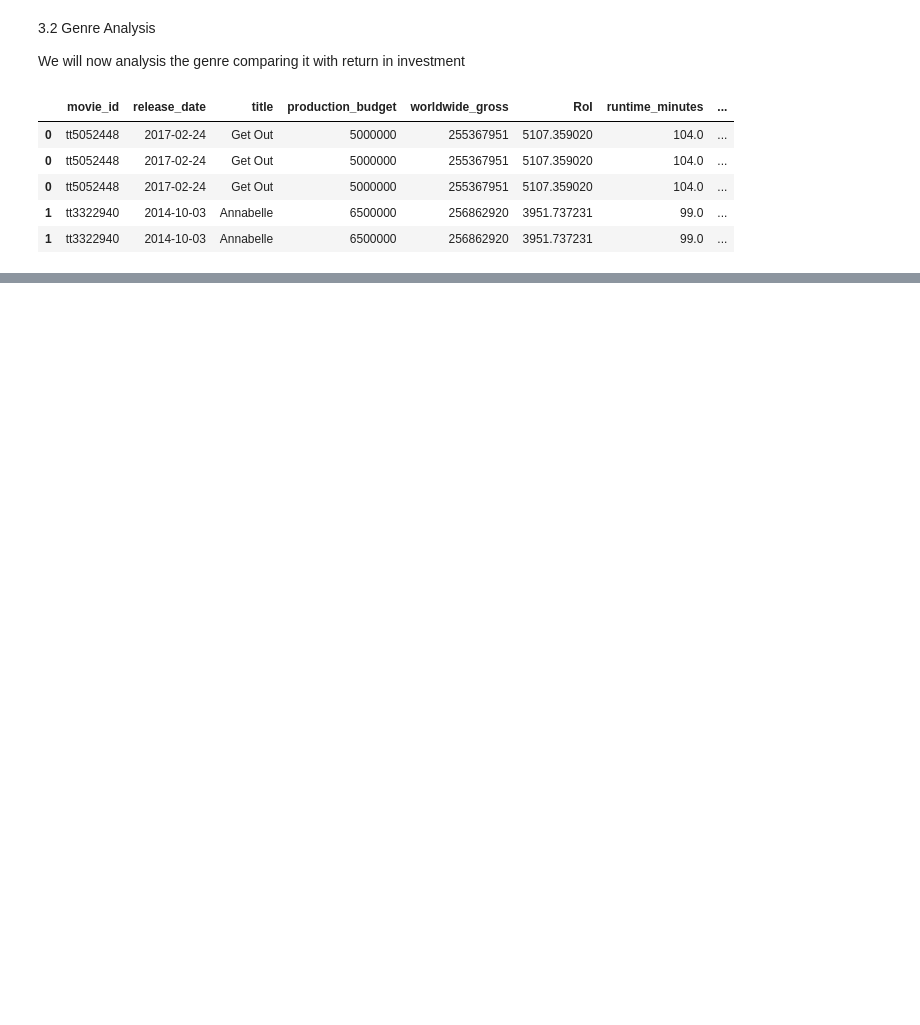
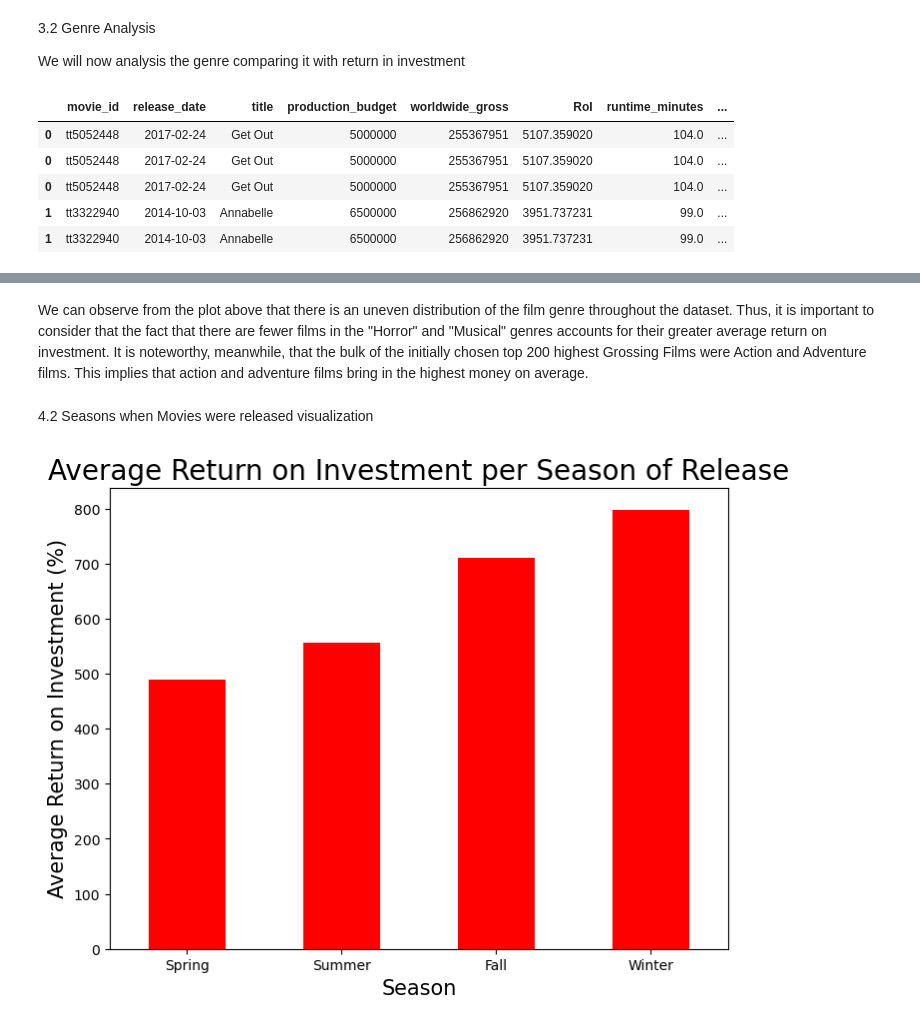
Before and after one commit to Geraldkigotho/dsc-phase-1-project-v2-4, a Jupyter notebook: student.ipynb, the cells around one changed output, grey strips where cells are left out. Saved outputs shown, nothing was run; the diff lists cells and outputs as text; code cells hidden in the pictures; blank space fills up the shorter version.

```diff
--- a/student.ipynb
+++ b/student.ipynb
@@ -823,0 +816,22 @@ genre_data_df.head()
+# %%
+# creating a variable release df  for the release date which makes a copy fron the monie data df
+release_df = movie_data_df.copy()
+release_df['release_month'] = release_df["release_date"].dt.strftime('%B').astype(str)#Creating a new column that contains the month that the movies were released
+# Creating a dictionary that maps months to their season
+season_dict = {'January':'Winter',
+           'February':'Winter',
+           'March':'Spring',
+           'April':'Spring',
+           'May':'Spring',
+           'June':'Summer',
+           'July':'Summer',
+           'August':'Summer',
+           'September':'Fall',
+           'October':'Fall',
+           'November':'Fall',
+           'December':'Winter'}
+
+# Create a new column that contains the season that the movie was released in
+release_df['release_season'] = release_df['release_month'].map(season_dict)
+
+release_df.head()
@@ -823,0 +875,15 @@ genre_data_df.head()
+# %% [markdown]
+We can observe from the plot above that there is an uneven distribution of the film genre throughout the dataset. Thus, it is important to consider that the fact that there are fewer films in the "Horror" and "Musical" genres accounts for their greater average return on investment. It is noteworthy, meanwhile, that the bulk of the initially chosen top 200 highest Grossing Films were Action and Adventure films. This implies that action and adventure films bring in the highest money on average.
+# %% [markdown]
+4.2 Seasons when Movies were released visualization
+# %%
+# making a bar graph that shows average return on investment  by season when the monie was released
+fig, ax = plt.subplots(figsize=(8,6))
+
+release_df.groupby('release_season')['RoI'].mean().sort_values().plot(kind='bar', color='red')
+ax.set_xlabel('Season', fontsize=15)
+plt.xticks(rotation=0)
+ax.set_ylabel('Average Return on Investment (%)', fontsize=15)
+ax.set_title('Average Return on Investment per Season of Release', fontsize=20);
+# %% [output]
+[figure, added]
```
Also changed, not shown: parts of 26 cells of this notebook.
